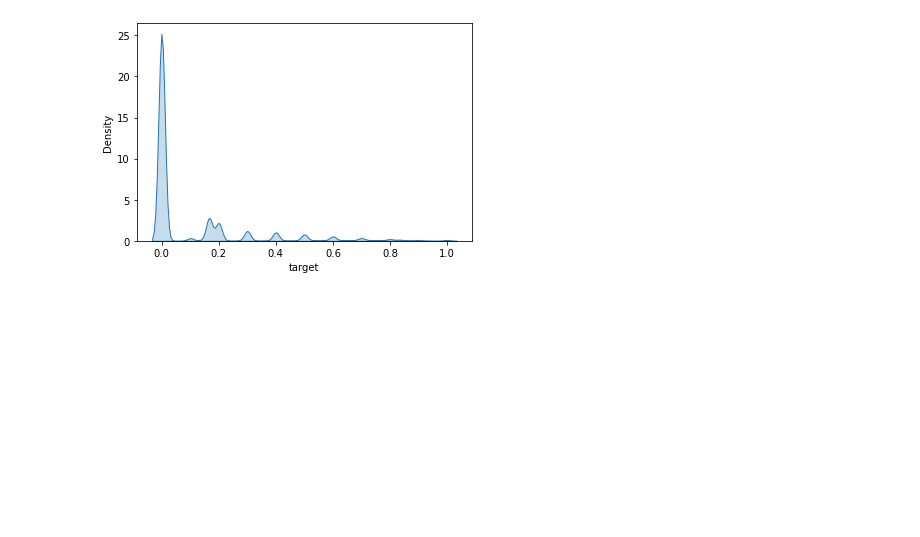
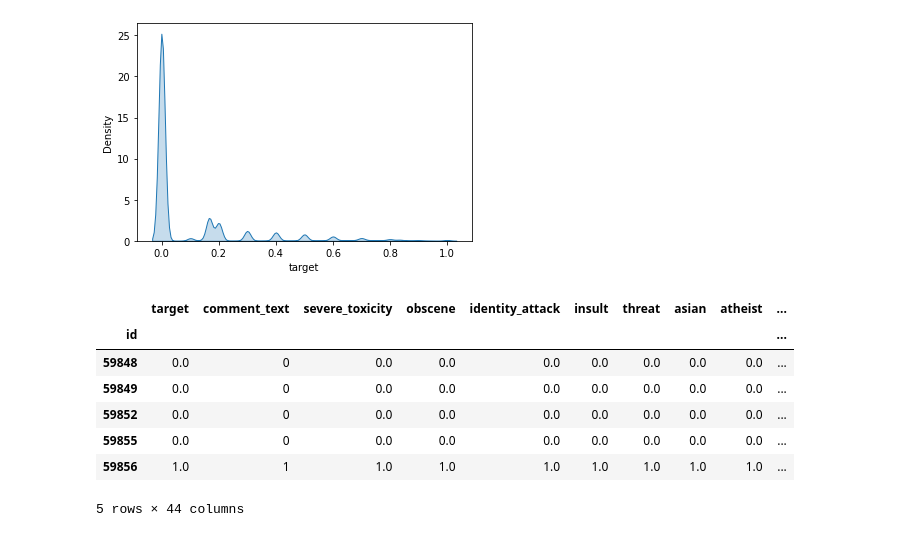
Before and after one commit to mbravo10/machine-learning-showcase, a Jupyter notebook: notebooks/Toxic_Comment_Classifier.ipynb, the cells around one changed output. Cells and saved outputs as stored; diff of their text form; code cells hidden in the pictures; blank space fills up the shorter version.

```diff
--- a/notebooks/Toxic_Comment_Classifier.ipynb
+++ b/notebooks/Toxic_Comment_Classifier.ipynb
@@ -29,0 +34,11 @@ sns.kdeplot(data=train_data['target'], shade=True)
+# %%
+train_data.head()
+# %% [output]
+|  | target | comment_text | severe_toxicity | obscene | identity_attack | insult | threat | asian | atheist | ... |
+| id |  |  |  |  |  |  |  |  |  | ... |
+| 59848 | 0.0 | 0 | 0.0 | 0.0 | 0.0 | 0.0 | 0.0 | 0.0 | 0.0 | ... |
+| 59849 | 0.0 | 0 | 0.0 | 0.0 | 0.0 | 0.0 | 0.0 | 0.0 | 0.0 | ... |
+| 59852 | 0.0 | 0 | 0.0 | 0.0 | 0.0 | 0.0 | 0.0 | 0.0 | 0.0 | ... |
+| 59855 | 0.0 | 0 | 0.0 | 0.0 | 0.0 | 0.0 | 0.0 | 0.0 | 0.0 | ... |
+| 59856 | 1.0 | 1 | 1.0 | 1.0 | 1.0 | 1.0 | 1.0 | 1.0 | 1.0 | ... |
+5 rows × 44 columns
```
Also changed, not shown: parts of 2 cells of this notebook.
